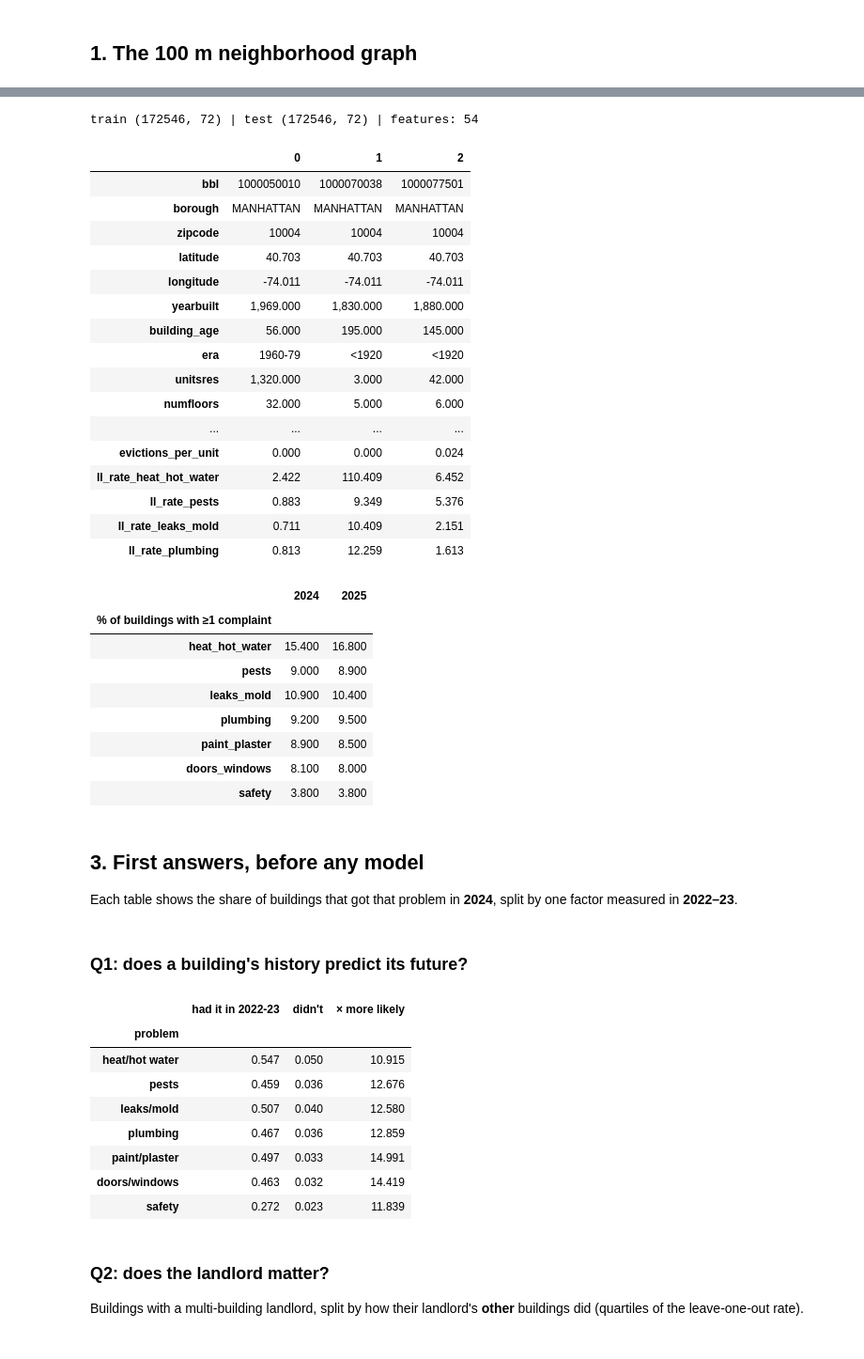
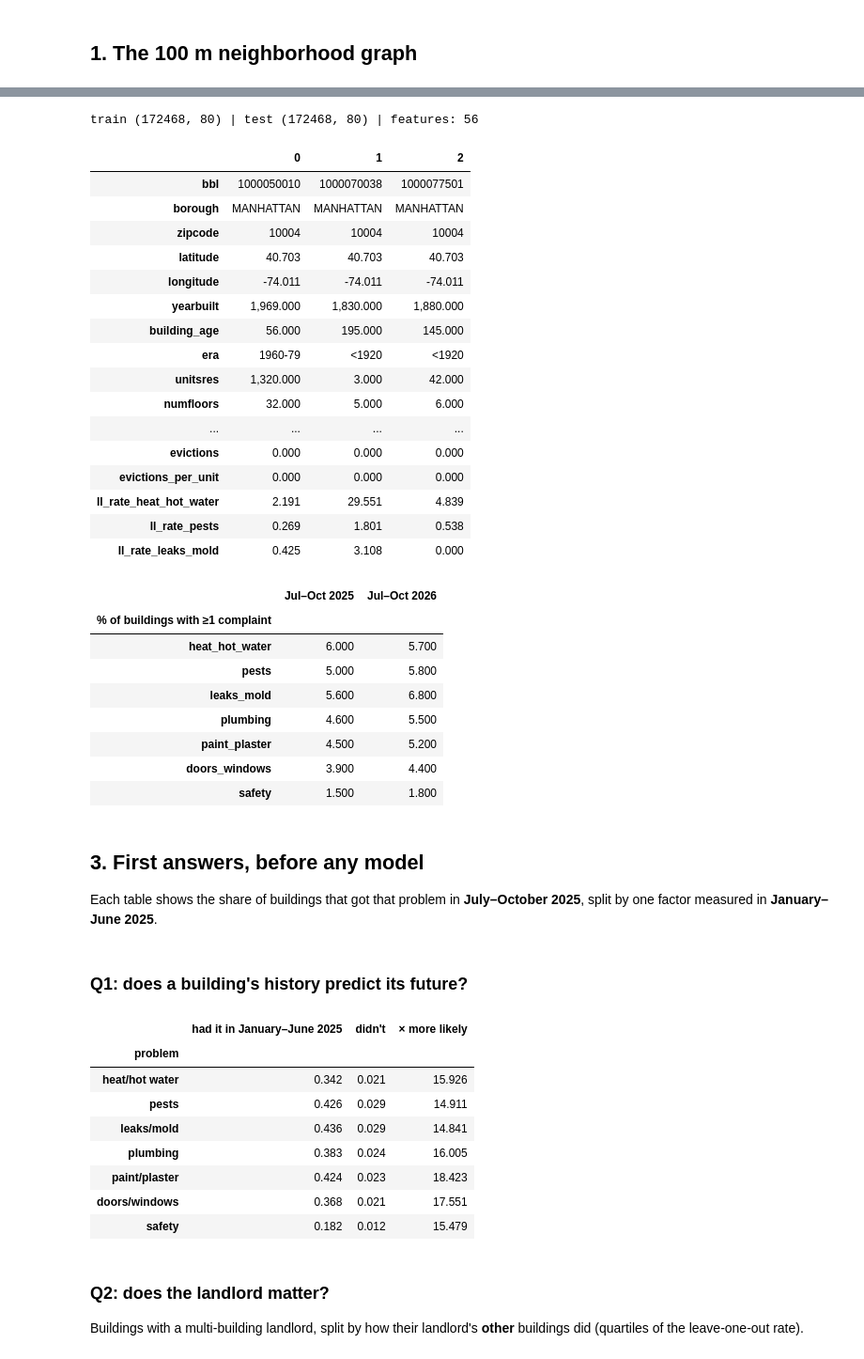
Before and after one commit to Desaiadi/TEAM-BUTA, a Jupyter notebook: notebooks/10_build_building_features.ipynb, the cells around one changed output, grey strips where cells are left out. Shown at 94% size. Drawn from its saved outputs; the diff is of its cells as text; code cells hidden in the pictures.

```diff
--- a/notebooks/10_build_building_features.ipynb
+++ b/notebooks/10_build_building_features.ipynb
@@ -46,12 +48,18 @@ Building pairs within 100 m: 2,773,744 | median neighbors per building: 30
 # %%
-train = F.build_snapshot(2024, inp, universe, A)
-test = F.build_snapshot(2025, inp, universe, A)
-for df in (train, test):
-    df.to_parquet(str(F.FEATURES_FILE).format(year=int(df.target_year.iat[0])), index=False)
+import json
+REBUILD = False
+stamp = F.config.PROCESSED_DIR / "study.json"
+current_cache = stamp.exists() and json.loads(stamp.read_text()).get("study_id") == F.config.STUDY_ID
+if REBUILD or not current_cache or not all((F.config.PROCESSED_DIR / f"building_features_{w}.parquet").exists() for w in ("train", "test")):
+    F.build_tables()
+train = pd.read_parquet(str(F.FEATURES_FILE).format(window="train"))
+test = pd.read_parquet(str(F.FEATURES_FILE).format(window="test"))
+assert train.bbl.tolist() == universe.bbl.tolist()
+assert test.bbl.tolist() == universe.bbl.tolist()
 print("train", train.shape, "| test", test.shape, "| features:", len(F.feature_columns(train)))
 train.head(3).T.head(45)
 # %% [output]
-train (172546, 72) | test (172546, 72) | features: 54
+train (172468, 80) | test (172468, 80) | features: 56
 |  | 0 | 1 | 2 |
 | bbl | 1000050010 | 1000070038 | 1000077501 |
 | borough | MANHATTAN | MANHATTAN | MANHATTAN |
@@ -64,50 +72,50 @@ train (172546, 72) | test (172546, 72) | features: 54
 | unitsres | 1,320.000 | 3.000 | 42.000 |
 | numfloors | 32.000 | 5.000 | 6.000 |
 | ... | ... | ... | ... |
-| evictions_per_unit | 0.000 | 0.000 | 0.024 |
-| ll_rate_heat_hot_water | 2.422 | 110.409 | 6.452 |
-| ll_rate_pests | 0.883 | 9.349 | 5.376 |
-| ll_rate_leaks_mold | 0.711 | 10.409 | 2.151 |
-| ll_rate_plumbing | 0.813 | 12.259 | 1.613 |
+| evictions | 0.000 | 0.000 | 0.000 |
+| evictions_per_unit | 0.000 | 0.000 | 0.000 |
+| ll_rate_heat_hot_water | 2.191 | 29.551 | 4.839 |
+| ll_rate_pests | 0.269 | 1.801 | 0.538 |
+| ll_rate_leaks_mold | 0.425 | 3.108 | 0.000 |
 # %%
-# How common is each problem next year? (the base rate the model must beat)
-pd.DataFrame({"2024": train[F.target_columns()].mean(), "2025": test[F.target_columns()].mean()}).mul(100).round(1) \
+# How common is each problem next four months? (the base rate the model must beat)
+pd.DataFrame({"Jul–Oct 2025": train[F.target_columns()].mean(), "Jul–Oct 2026": test[F.target_columns()].mean()}).mul(100).round(1) \
     .rename(index=lambda s: s[2:]).rename_axis("% of buildings with ≥1 complaint")
 # %% [output]
-|  | 2024 | 2025 |
+|  | Jul–Oct 2025 | Jul–Oct 2026 |
 | % of buildings with ≥1 complaint |  |  |
-| heat_hot_water | 15.400 | 16.800 |
-| pests | 9.000 | 8.900 |
-| leaks_mold | 10.900 | 10.400 |
-| plumbing | 9.200 | 9.500 |
-| paint_plaster | 8.900 | 8.500 |
-| doors_windows | 8.100 | 8.000 |
-| safety | 3.800 | 3.800 |
+| heat_hot_water | 6.000 | 5.700 |
+| pests | 5.000 | 5.800 |
+| leaks_mold | 5.600 | 6.800 |
+| plumbing | 4.600 | 5.500 |
+| paint_plaster | 4.500 | 5.200 |
+| doors_windows | 3.900 | 4.400 |
+| safety | 1.500 | 1.800 |
 # %% [markdown]
 ## 3. First answers, before any model
-Each table shows the share of buildings that got that problem in **2024**, split by one factor measured in **2022–23**.
+Each table shows the share of buildings that got that problem in **July–October 2025**, split by one factor measured in **January–June 2025**.
 # %% [markdown]
 ### Q1: does a building's history predict its future?
 # %%
 rows = []
 for t in F.TARGET_TYPES:
     s = F.slug(t)
     had = train[f"c_{s}"] > 0
-    rows.append({"problem": t, "had it in 2022-23": train.loc[had, f"y_{s}"].mean(),
+    rows.append({"problem": t, "had it in January–June 2025": train.loc[had, f"y_{s}"].mean(),
                  "didn't": train.loc[~had, f"y_{s}"].mean()})
 q1 = pd.DataFrame(rows).set_index("problem")
 q1["× more likely"] = q1.iloc[:, 0] / q1.iloc[:, 1]
 q1
 # %% [output]
-|  | had it in 2022-23 | didn't | × more likely |
+|  | had it in January–June 2025 | didn't | × more likely |
 | problem |  |  |  |
-| heat/hot water | 0.547 | 0.050 | 10.915 |
-| pests | 0.459 | 0.036 | 12.676 |
-| leaks/mold | 0.507 | 0.040 | 12.580 |
-| plumbing | 0.467 | 0.036 | 12.859 |
-| paint/plaster | 0.497 | 0.033 | 14.991 |
-| doors/windows | 0.463 | 0.032 | 14.419 |
-| safety | 0.272 | 0.023 | 11.839 |
+| heat/hot water | 0.342 | 0.021 | 15.926 |
+| pests | 0.426 | 0.029 | 14.911 |
+| leaks/mold | 0.436 | 0.029 | 14.841 |
+| plumbing | 0.383 | 0.024 | 16.005 |
+| paint/plaster | 0.424 | 0.023 | 18.423 |
+| doors/windows | 0.368 | 0.021 | 17.551 |
+| safety | 0.182 | 0.012 | 15.479 |
 # %% [markdown]
 ### Q2: does the landlord matter?
 Buildings with a multi-building landlord, split by how their landlord's **other** buildings did (quartiles of the leave-one-out rate).
```
Also changed, not shown: parts of 11 cells of this notebook, 58 other files.
